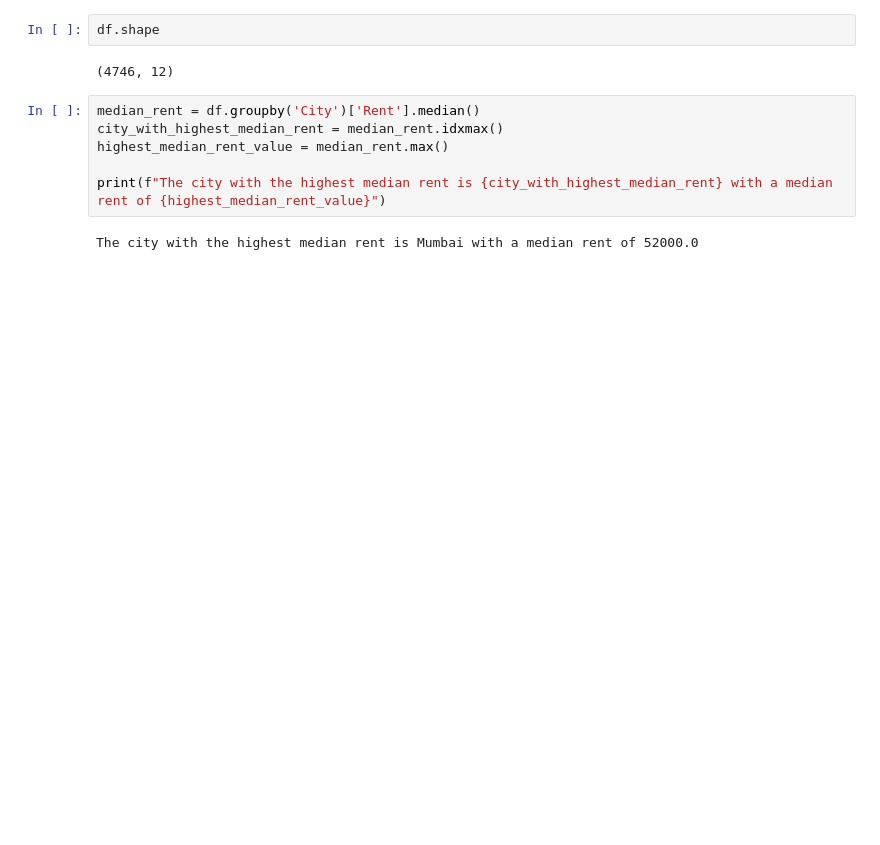
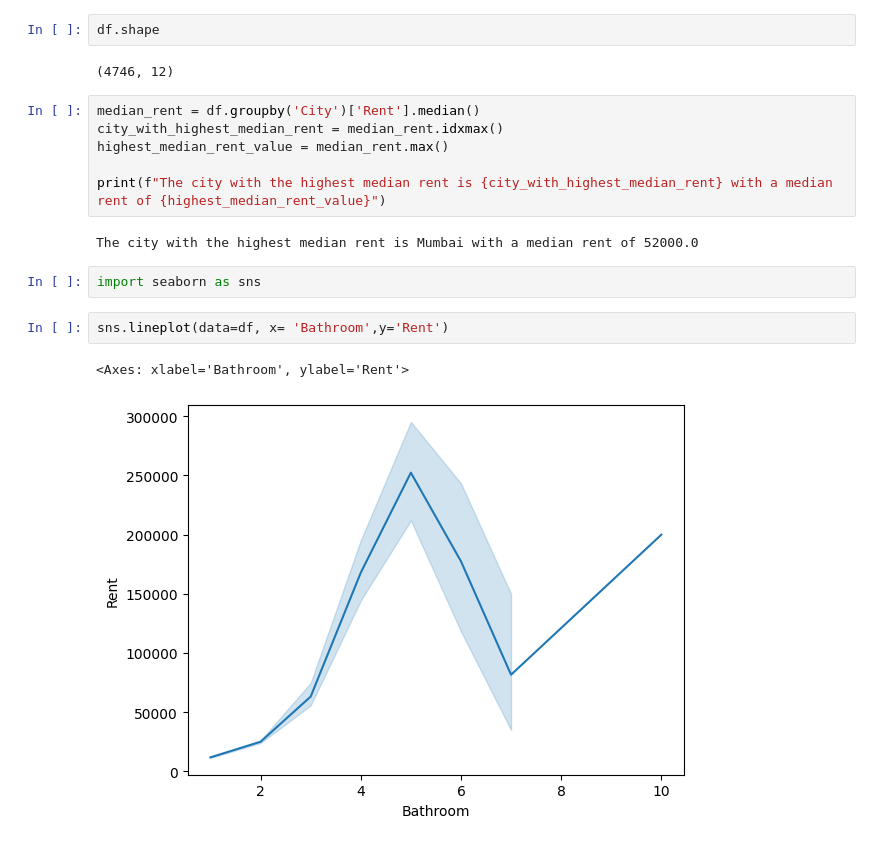
Before and after one commit to FelipeNunesReis/House-rent-prediction, a Jupyter notebook: Houses.ipynb, the cells around one changed output. Cells and saved outputs as stored; diff of their text form; blank space fills up the shorter version.

```diff
--- a/Houses.ipynb
+++ b/Houses.ipynb
@@ -24,3 +24,10 @@ highest_median_rent_value = median_rent.max()
 print(f"The city with the highest median rent is {city_with_highest_median_rent} with a median rent of {highest_median_rent_value}")
 # %% [output]
 The city with the highest median rent is Mumbai with a median rent of 52000.0
+# %%
+import seaborn as sns
+# %%
+sns.lineplot(data=df, x= 'Bathroom',y='Rent')
+# %% [output]
+<Axes: xlabel='Bathroom', ylabel='Rent'>
+[figure, added]
```
Also changed, not shown: parts of 2 cells of this notebook.
